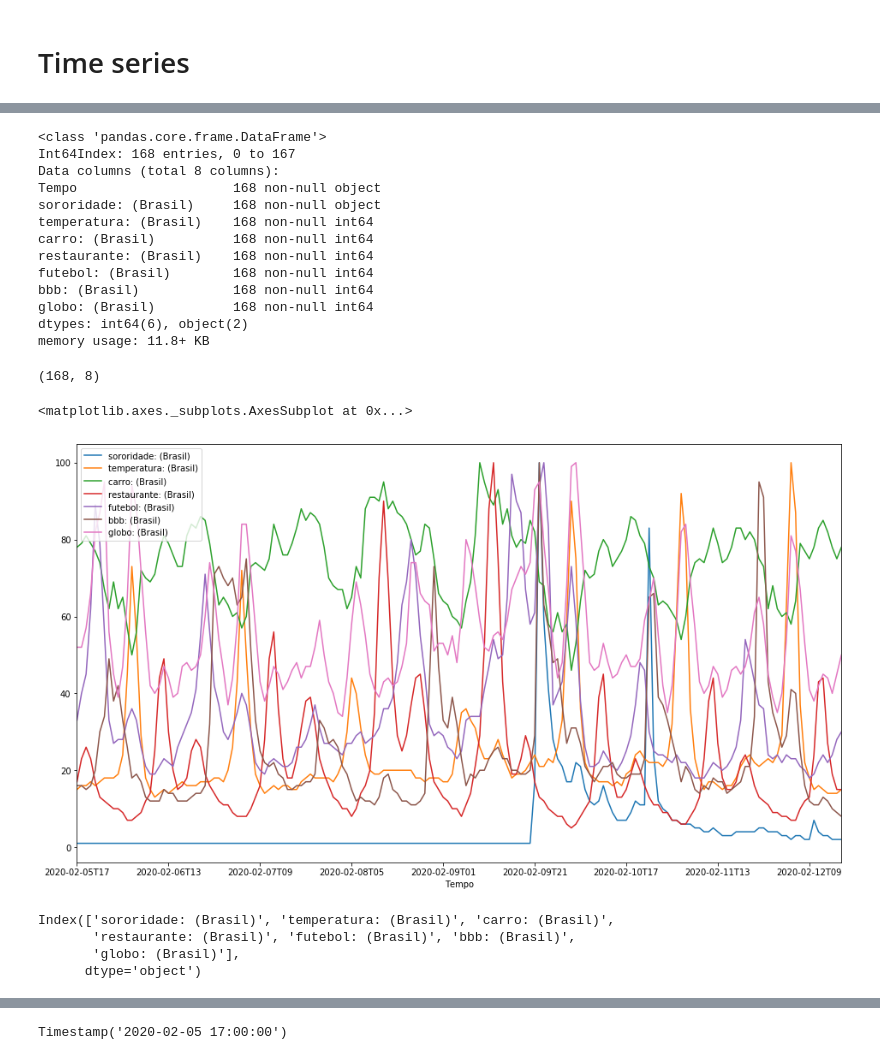
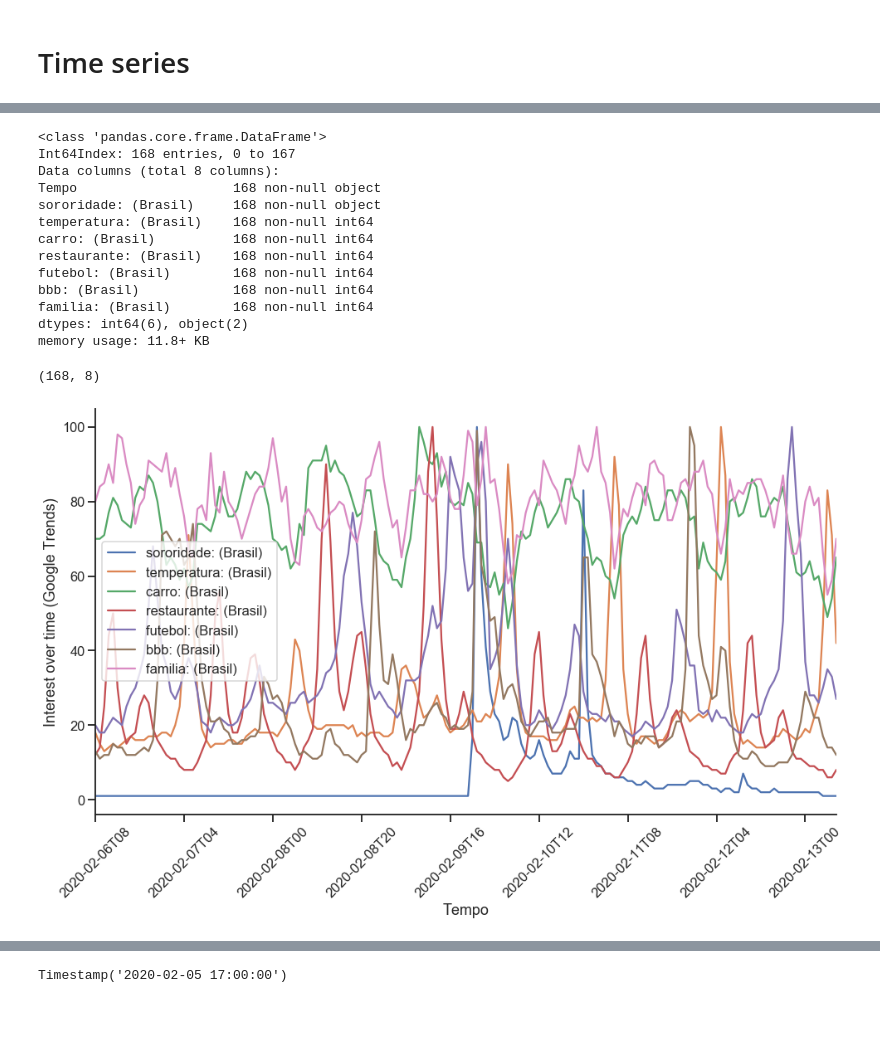
Before and after one commit to millengustavo/trends-causal-impact, a Jupyter notebook: causal-searches.ipynb, the cells around one changed output, grey strips where cells are left out. Cells and saved outputs as stored; diff of their text form; code cells hidden in the pictures; blank space fills up the shorter version.

Commit message:
modified graph style and recompute study

```diff
--- a/causal-searches.ipynb
+++ b/causal-searches.ipynb
@@ -7,6 +7,8 @@ import pandas as pd
 from statsmodels.tsa.arima_process import ArmaProcess
 from causalimpact import CausalImpact
 import matplotlib.pyplot as plt
+import seaborn as sns
+sns.set(style="ticks", context='talk')
 
 %matplotlib inline
 # %% [markdown]
@@ -28,7 +31,7 @@ df = (pd.read_csv("data/sororidade.csv", skiprows=1)
       .merge(pd.read_csv("data/restaurante.csv", skiprows=1), on="Tempo")
       .merge(pd.read_csv("data/futebol.csv", skiprows=1), on="Tempo")
       .merge(pd.read_csv("data/bbb.csv", skiprows=1), on="Tempo")
-      .merge(pd.read_csv("data/globo.csv", skiprows=1), on="Tempo"))
+      .merge(pd.read_csv("data/familia.csv", skiprows=1), on="Tempo"))
 # %%
 df.info()
 # %% [output]
@@ -42,7 +45,7 @@ carro: (Brasil)          168 non-null int64
 restaurante: (Brasil)    168 non-null int64
 futebol: (Brasil)        168 non-null int64
 bbb: (Brasil)            168 non-null int64
-globo: (Brasil)          168 non-null int64
+familia: (Brasil)        168 non-null int64
 dtypes: int64(6), object(2)
 memory usage: 11.8+ KB
 # %%
@@ -53,8 +56,10 @@ df.shape
 (168, 8)
 # %%
 df.set_index("Tempo").plot(figsize=[16,9])
+sns.despine()
+plt.ylabel("Interest over time (Google Trends)")
+plt.xticks(rotation=45);
 # %% [output]
-<matplotlib.axes._subplots.AxesSubplot at 0x...>
-[figure, old version]
+[figure, new version]
 # %%
 df = df.set_index("Tempo")
@@ -63,7 +65,0 @@ y = df["sororidade: (Brasil)"]
-# %%
-df.columns
-# %% [output]
-Index(['sororidade: (Brasil)', 'temperatura: (Brasil)', 'carro: (Brasil)',
-       'restaurante: (Brasil)', 'futebol: (Brasil)', 'bbb: (Brasil)',
-       'globo: (Brasil)'],
-      dtype='object')
```
Also changed, not shown: parts of 14 cells of this notebook, 1 other file.
